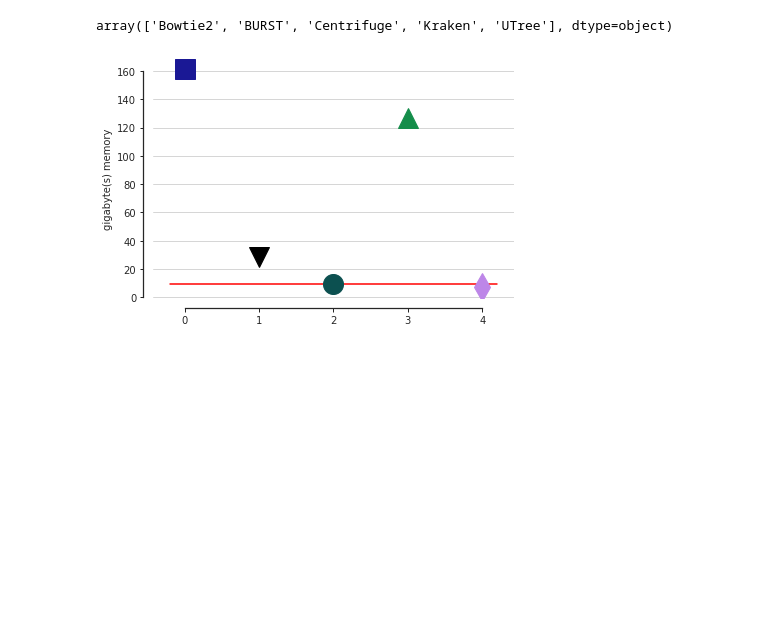
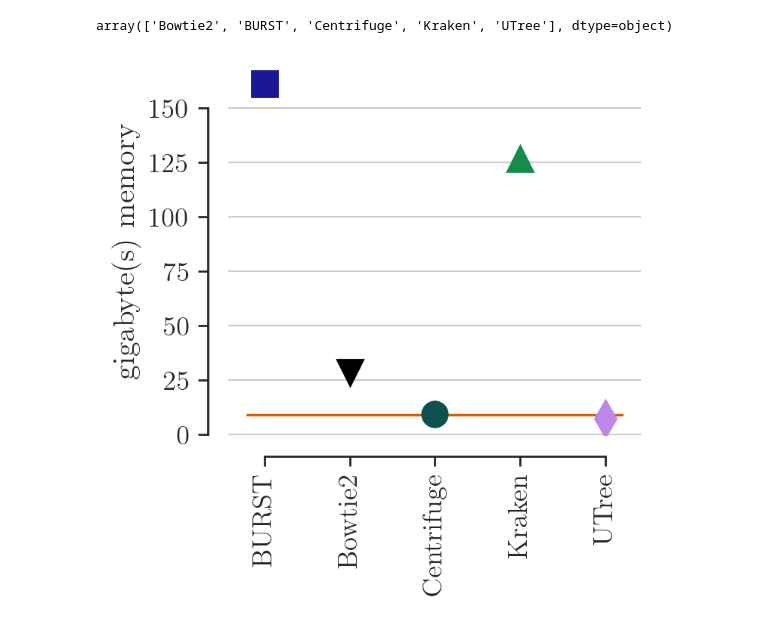
Before and after one commit to knights-lab/analysis_SHOGUN, a Jupyter notebook: final_figures/plot_ram_memory_usage.ipynb, the cells around one changed output. Saved outputs shown, nothing was run; the diff lists cells and outputs as text; code cells hidden in the pictures; blank space fills up the shorter version.

Commit message:
updated the final figures.

```diff
--- a/final_figures/plot_ram_memory_usage.ipynb
+++ b/final_figures/plot_ram_memory_usage.ipynb
@@ -70,28 +61,42 @@ def stylize_fig(fig):
 # %%
 # We are interested in the speed up and efficiency of each of the aligners
 # y-axis: RAM Usage
 # x-axis: N (workers)
 # sns.set_style("whitegrid")
-with plt.style.context(('seaborn-ticks')):
-    fig, ax = plt.subplots()
+
+sns.set(context="paper", style="ticks", palette="colorblind", font='serif', font_scale=1.5, color_codes=True, rc=pu.figure_setup())
+fig_size = pu.get_fig_size(10, 10)
+fig, ax = plt.subplots(figsize=fig_size)
 # sns.pointplot(x="tool", y="gbyte_memory", data=df, ax=ax)
 
 for index, row in df_means.iterrows():
-    ax.plot([row.index_tools], [row.gbyte_memory], marker=row.markers, color=row.colors, markersize=20, label=row.display_names)
-#     ax.annotate("%.1f" % row.gbyte_memory, (row.index_tools, row.gbyte_memory), verticalalignment="bottom")
+    ax.plot([row.index_tools], [row.gbyte_memory], marker=row.markers, color=row.colors, markersize=12, label=row.display_names)
+#     ax.annotate("%.1f GB" % row.gbyte_memory, (row.index_tools, row.gbyte_memory), verticalalignment="bottom", horizontalalignment="left")
 
 ax.yaxis.grid(True)
 ax.xaxis.grid(False)
 
 ax.get_xlim()
 ax.plot(ax.get_xlim(), [infile_gbytes]*2, 'r', label='input file size', zorder=0)
 
-stylize_axes(ax)
-stylize_fig(fig)
+pu.stylize_axes(ax)
+pu.stylize_fig(fig)
 
 pltname = "ram_bar"
 plt.ylabel("gigabyte(s) memory")
+
+for item in ax.get_xticklabels():
+    item.set_rotation(90)
+
+labels = [item.get_text() for item in ax.get_xticklabels()]
+labels[0] = 'BURST'
+labels[1] = 'Bowtie2'
+labels[2] = 'Centrifuge'
+labels[3] = "Kraken"
+labels[4] = "UTree"
+
+ax.set_xticklabels(labels)
 plt.tight_layout()
-plt.show()
+pu.save_plot(fig, "gbs_memory")
 # %% [output]
-[figure, old version]
+[figure, new version]
```
Also changed, not shown: parts of 2 cells of this notebook, 9 other files.
